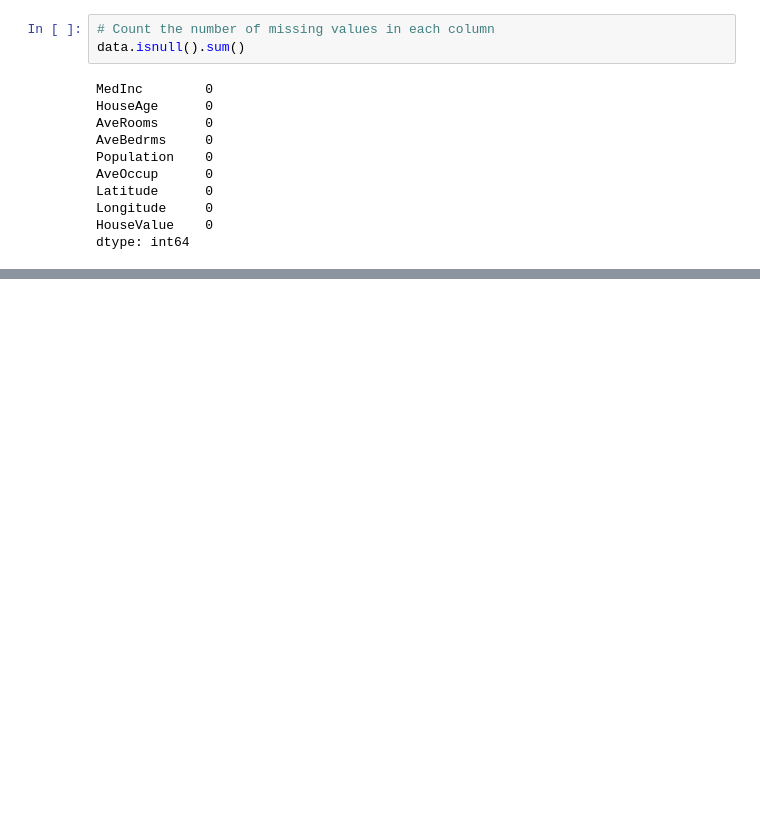
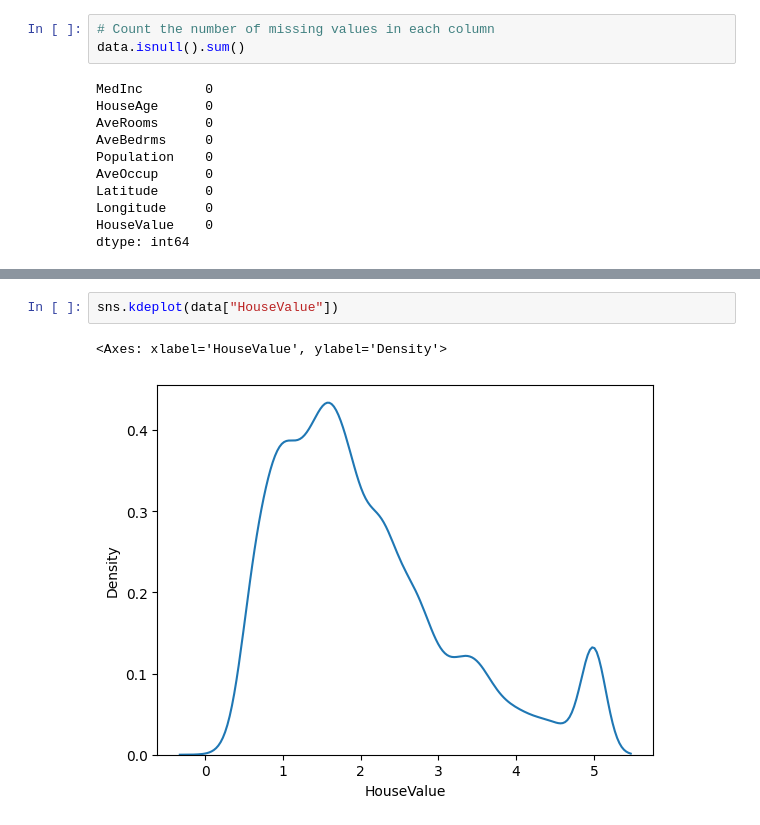
Before and after one commit to akshay-rajan/machinelearning, a Jupyter notebook: project1/housepriceprediction.ipynb, the cells around one changed output, grey strips where cells are left out. Saved outputs shown, nothing was run; the diff lists cells and outputs as text; blank space fills up the shorter version.

```diff
--- a/project1/housepriceprediction.ipynb
+++ b/project1/housepriceprediction.ipynb
@@ -97,0 +125,5 @@ plt.tight_layout()
+# %%
+sns.kdeplot(data["HouseValue"])
+# %% [output]
+<Axes: xlabel='HouseValue', ylabel='Density'>
+[figure, added]
```
Also changed, not shown: parts of 11 cells of this notebook.
